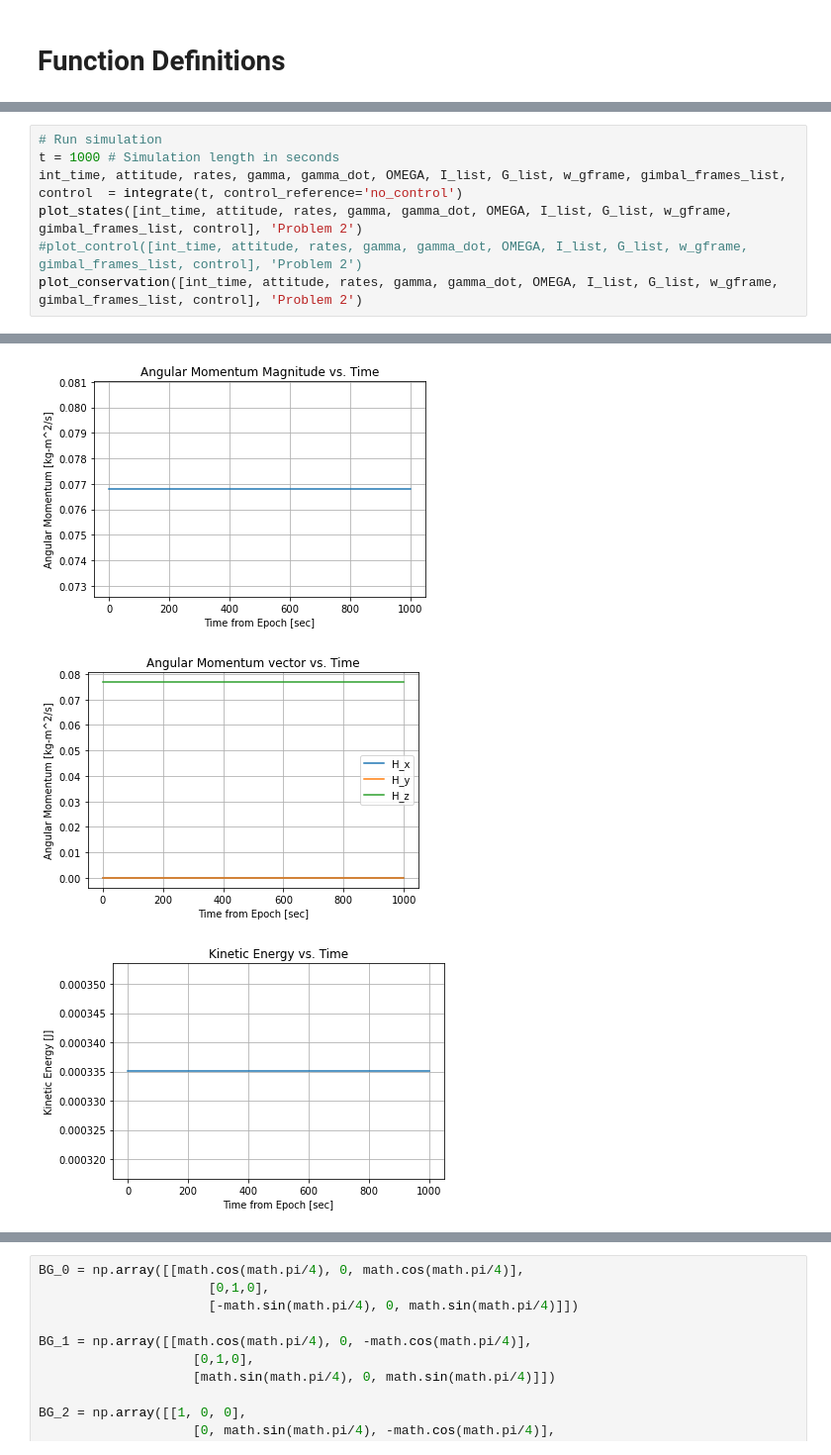
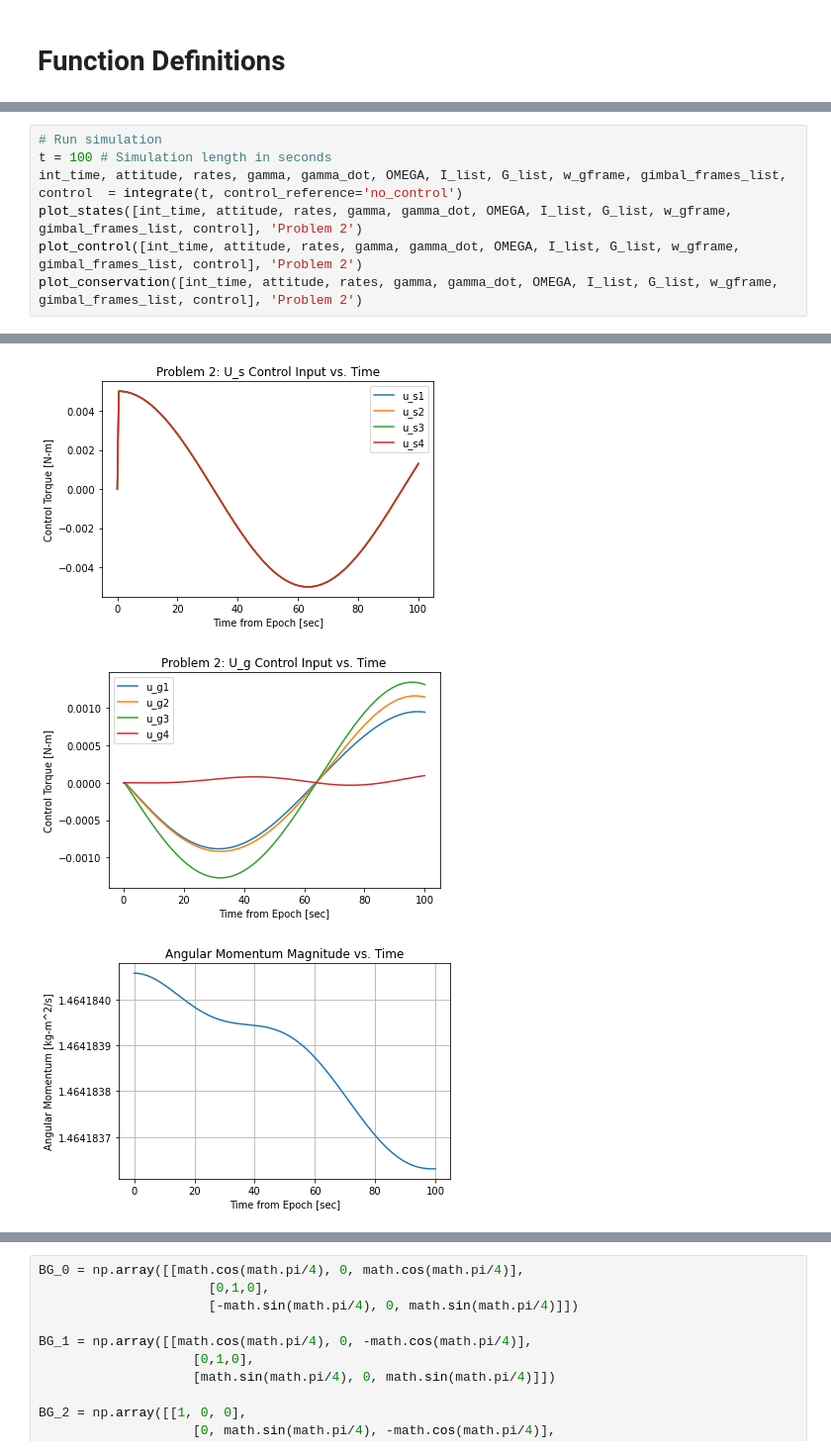
Before and after one commit to collinrinehart/ASEN6010, a Jupyter notebook: Rinehart_ASEN6010_HW2.ipynb, the cells around one changed output, grey strips where cells are left out. Shown: that part at 99% size. Saved outputs shown, nothing was run; the diff lists cells and outputs as text.

```diff
--- a/Rinehart_ASEN6010_HW2.ipynb
+++ b/Rinehart_ASEN6010_HW2.ipynb
@@ -767,8 +874,8 @@ def plot_conservation(data, title):
 # %%
 # Run simulation
-t = 1000 # Simulation length in seconds
+t = 100 # Simulation length in seconds
 int_time, attitude, rates, gamma, gamma_dot, OMEGA, I_list, G_list, w_gframe, gimbal_frames_list, control  = integrate(t, control_reference='no_control')
 plot_states([int_time, attitude, rates, gamma, gamma_dot, OMEGA, I_list, G_list, w_gframe, gimbal_frames_list, control], 'Problem 2')
-#plot_control([int_time, attitude, rates, gamma, gamma_dot, OMEGA, I_list, G_list, w_gframe, gimbal_frames_list, control], 'Problem 2')
+plot_control([int_time, attitude, rates, gamma, gamma_dot, OMEGA, I_list, G_list, w_gframe, gimbal_frames_list, control], 'Problem 2')
 plot_conservation([int_time, attitude, rates, gamma, gamma_dot, OMEGA, I_list, G_list, w_gframe, gimbal_frames_list, control], 'Problem 2')
 # %% [output]
@@ -795,3 +887,3 @@ plot_conservation([int_time, attitude, rates, gamma, gamma_dot, OMEGA, I_list, G
-[figure, old version]
+[figure, new version]
-[figure, old version]
+[figure, new version]
-[figure, old version]
+[figure, new version]
```
Also changed, not shown: parts of 2 cells of this notebook, 2 other files.
